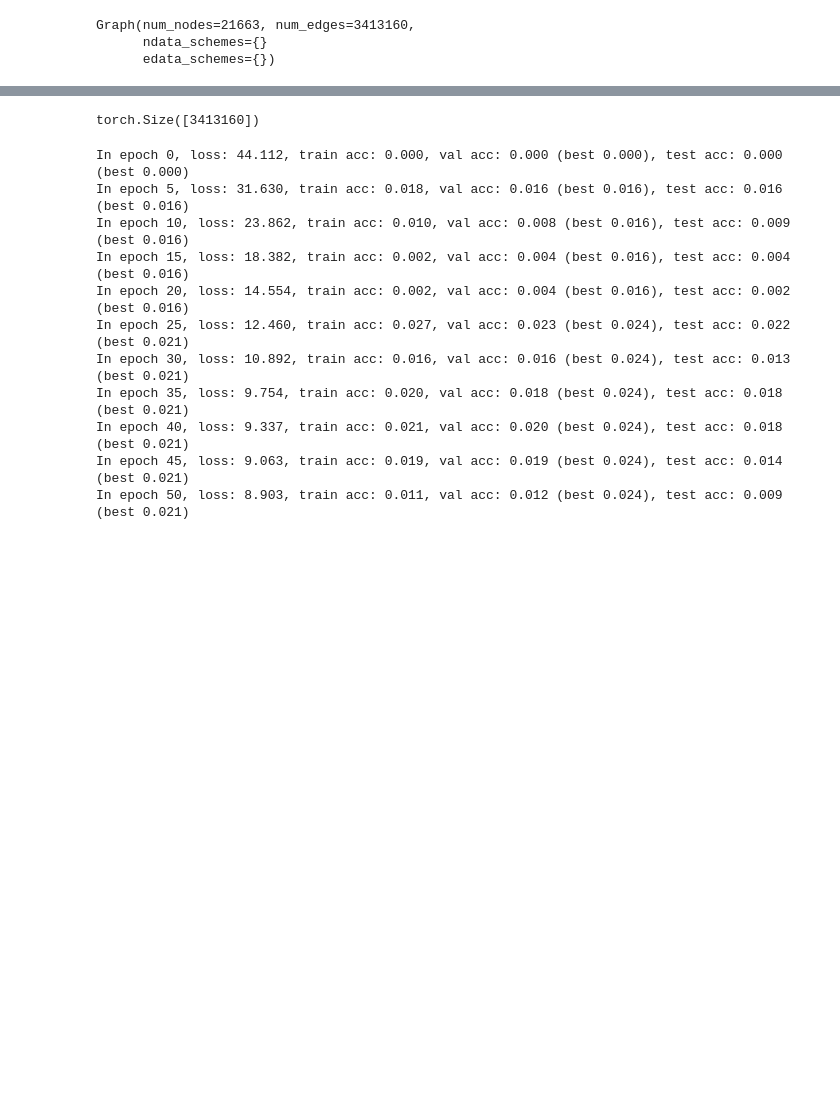
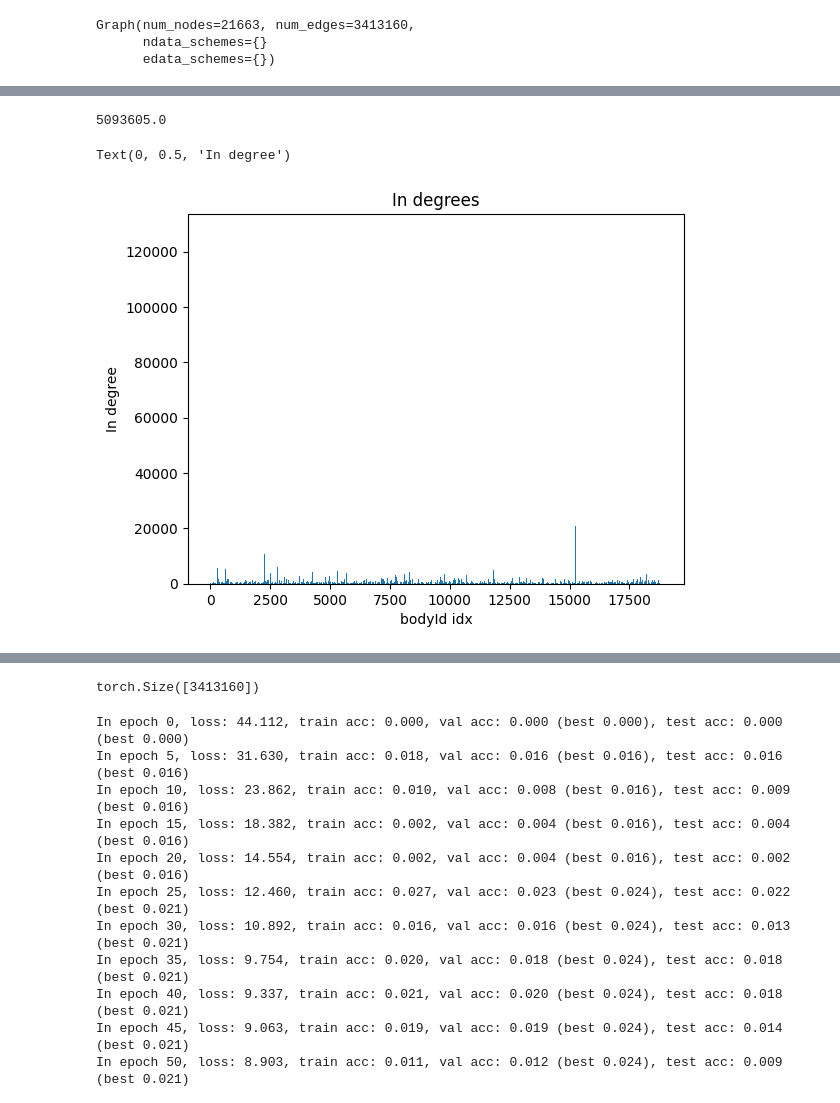
Before and after one commit to acnelexh/ADL-Final-Project, a Jupyter notebook: HemiBrain dataset tinkering.ipynb, the cells around one changed output, grey strips where cells are left out. Cells and saved outputs as stored; diff of their text form; code cells hidden in the pictures; blank space fills up the shorter version.

```diff
--- a/HemiBrain dataset tinkering.ipynb
+++ b/HemiBrain dataset tinkering.ipynb
@@ -70,3 +145,6 @@ bodyIds = sorted(bodyIds)
 # %%
 def bodyId_to_idx(bodyId):
-    return bodyIds.index(bodyId)
+    if type(bodyIds) == list:
+        return bodyIds.index(bodyId)
+    elif type(bodyIds) == np.array:
+        return bodyIds.where(bodyId)
@@ -120,0 +300,2 @@ Graph(num_nodes=21663, num_edges=3413160,
+# %%
+csv_synapses = pd.read_csv('data-raw/hemibrain_all_neurons_metrics_polypre_centrifugal_synapses.csv')
@@ -120,0 +486,7 @@ Graph(num_nodes=21663, num_edges=3413160,
+# %%
+# get xyz
+xyz = np.zeros((num_nodes, 3))
+for index, row in csv_synapses.iterrows():
+    if row['bodyid'] in bodyIds:
+        idx = bodyId_to_idx(row['bodyid'])
+        xyz[idx, :] = row[['X', 'Y', 'Z']]
@@ -120,0 +549,24 @@ Graph(num_nodes=21663, num_edges=3413160,
+# %%
+# get in degree, out degree
+in_degree = np.zeros(num_nodes)
+out_degree = np.zeros(num_nodes)
+
+for index, row in csv_synapses.iterrows():
+    if row['bodyid'] in bodyIds:
+        idx = bodyId_to_idx(row['bodyid'])
+        in_degree[idx] = row['post']
+        out_degree[idx] = row['pre']
+# %%
+sum(out_degree)
+# %% [output]
+5093605.0
+# %%
+# graphs of indegree, outdegree
+import matplotlib.pyplot as plt
+plt.bar(range(len(bodyIds)), in_degree)
+plt.title('In degrees')
+plt.xlabel('bodyId idx')
+plt.ylabel('In degree')
+# %% [output]
+Text(0, 0.5, 'In degree')
+[figure, added]
```
Also changed, not shown: parts of 112 cells of this notebook.
